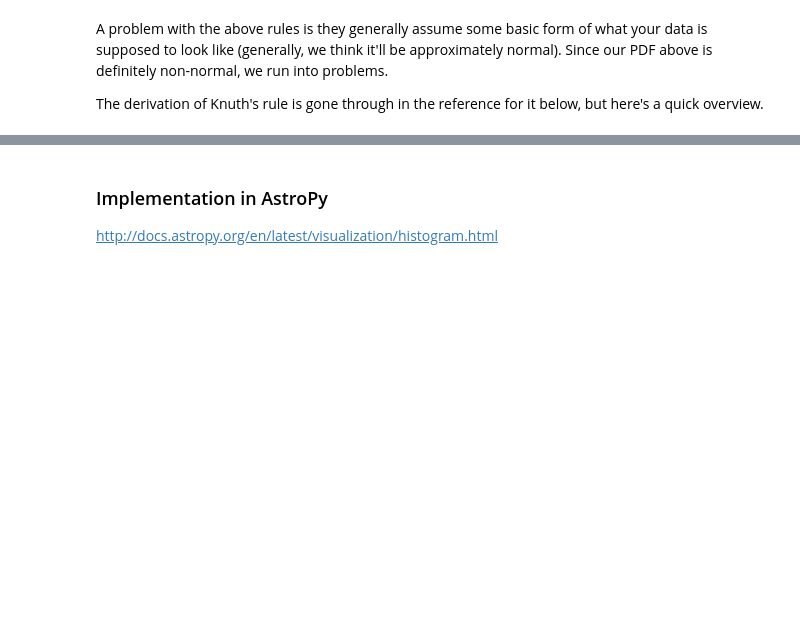
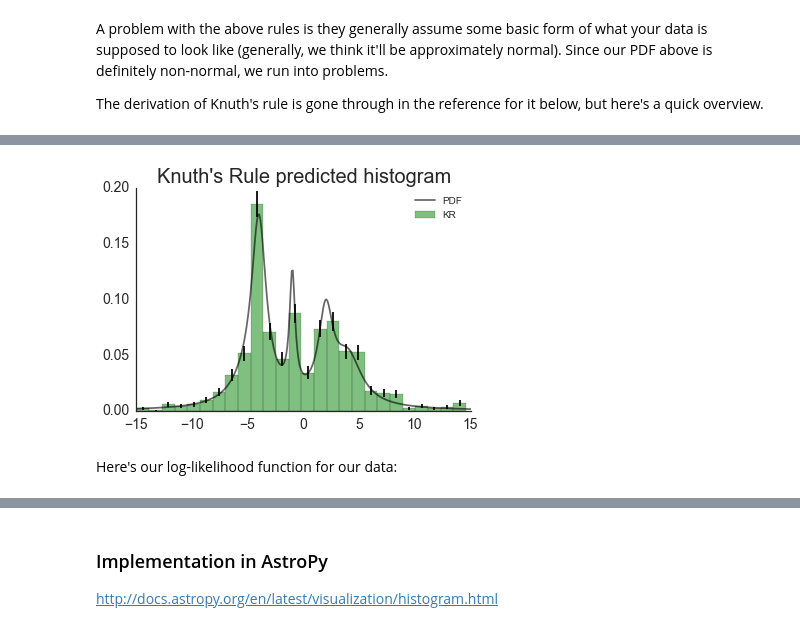
Before and after one commit to anzelpwj/Stats-week, a Jupyter notebook: Bayesian_blocks.ipynb, the cells around one changed output, grey strips where cells are left out. Drawn from its saved outputs; the diff is of its cells as text; code cells hidden in the pictures; blank space fills up the shorter version.

```diff
--- a/Bayesian_blocks.ipynb
+++ b/Bayesian_blocks.ipynb
@@ -207,0 +210,23 @@ $$ \sigma_k = \left( \frac{M}{V}\right)^2 \frac{(n_k + \frac{1}{2})(N - n_k + \f
+# %%
+V_KR = max(X_vals) - min(X_vals)
+N_KR = len(X_vals)
+M_KR = optval_Knuth
+n_KR, binEdges_KR = np.histogram(X_vals, bins=M_KR)
+binCenters_KR = 0.5*(binEdges_KR[1:]+binEdges_KR[:-1])
+
+
+exp_hist_height = (M_KR/V_KR)*(n_KR + 0.5)/(N_KR + 0.5*M_KR)
+var_hist_height = ((M_KR/V_KR)**2)*(n_KR + 0.5)*(N_KR - n_KR + 0.5*(M_KR-1))/((N_KR + 0.5*M_KR + 1)*(N_KR + 0.5*M_KR)**2)
+std_hist_height = np.sqrt(var_hist_height)
+# %%
+plt.bar(binEdges_KR[:-1], exp_hist_height, width=(V_KR/M_KR), color='g', alpha=0.5, yerr=std_hist_height, ecolor='k', label='KR')
+plt.plot(X_sample, sample_dist, color='k', alpha=0.6, label='PDF')
+plt.ylim([0, .2])
+plt.title("Knuth's Rule predicted histogram", fontsize=20)
+plt.legend()
+plt.tick_params(labelsize=14)
+sns.despine()
+# %% [output]
+[figure, added]
+# %% [markdown]
+Here's our log-likelihood function for our data:
```
Also changed, not shown: parts of 24 cells of this notebook, 2 other files.
